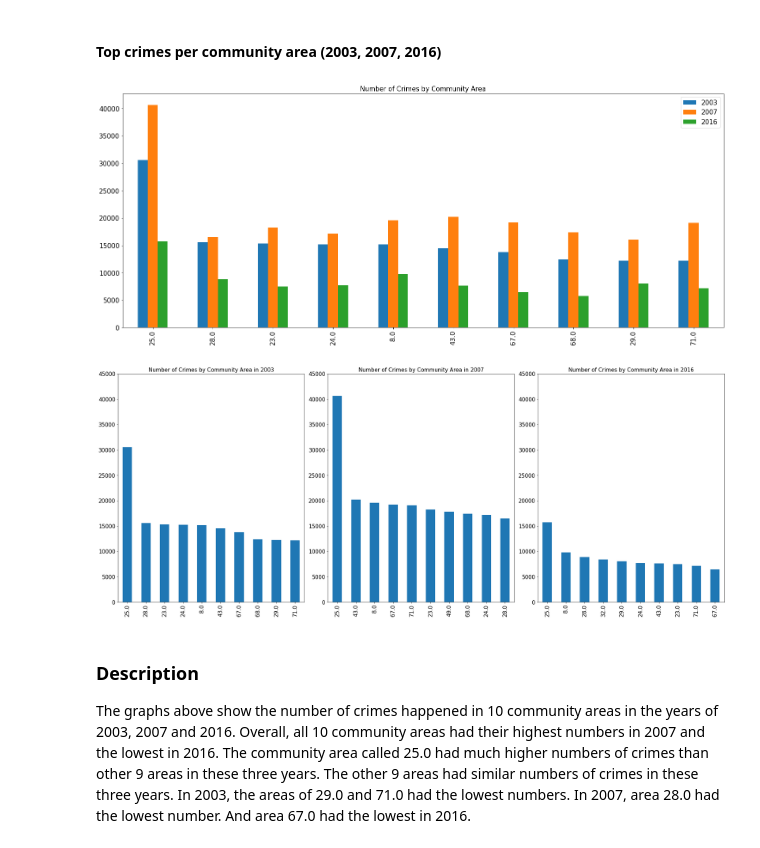
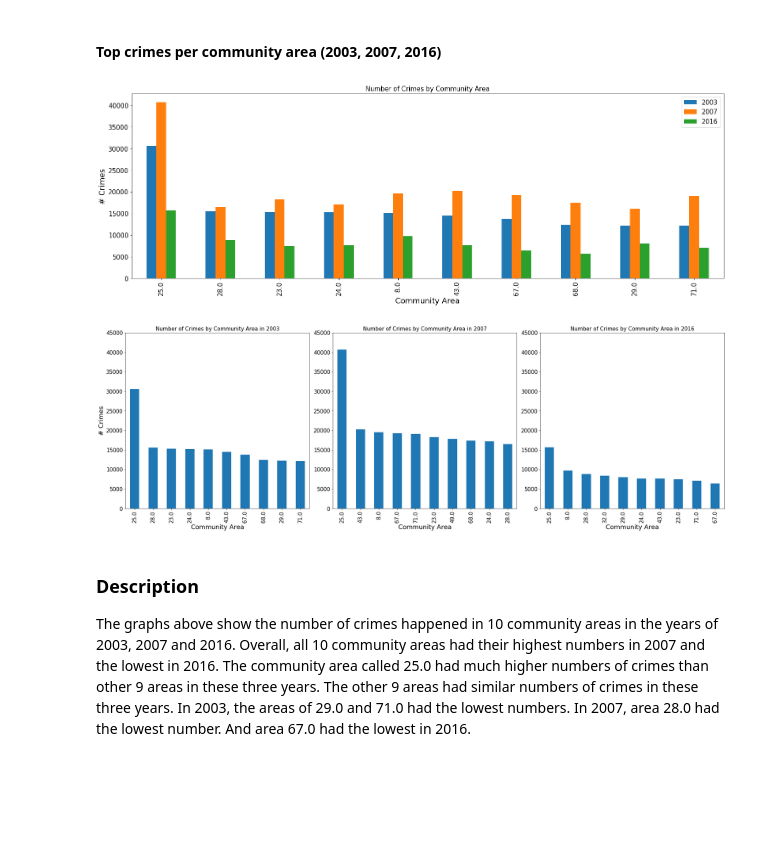
Before and after one commit to nschenone/Crime_Analysis_in_Chicago, a Jupyter notebook: COGS_108_Final_Project.ipynb, the cells around one changed output. Saved outputs shown, nothing was run; the diff lists cells and outputs as text; code cells hidden in the pictures; blank space fills up the shorter version.

```diff
--- a/COGS_108_Final_Project.ipynb
+++ b/COGS_108_Final_Project.ipynb
@@ -380,25 +380,36 @@ These graphs describe the numbers of the top 10 crimes happened in the years of
 # %%
 category = 'Community Area'
 
 df_areas = pd.DataFrame()
 df_areas['2003'] = df_2003[category].value_counts()
 df_areas['2007'] = df_2007[category].value_counts()
 df_areas['2016'] = df_2016[category].value_counts()
 
 plt.rcParams.update({'font.size': 22})
-df_areas.head(10).plot(kind='bar', rot=90, title="Number of Crimes by Community Area");
+ax = df_areas.head(10).plot(kind='bar', rot=90, title="Number of Crimes by Community Area");
+ax.set_xlabel("Community Area")
+ax.set_ylabel("# Crimes")
 
 fig, axs = plt.subplots(1,3)
 plt.tight_layout()
 
 plt.rcParams.update({'font.size': 18}) # Increase font size
 
-df_areas['2003'].sort_values(ascending=False).head(10).plot(kind='bar', rot=90, ax=axs[0], title="Number of Crimes by Community Area in 2003").set_ylim(0, 45000);
-df_areas['2007'].sort_values(ascending=False).head(10).plot(kind='bar', rot=90, ax=axs[1], title="Number of Crimes by Community Area in 2007").set_ylim(0, 45000);
-df_areas['2016'].sort_values(ascending=False).head(10).plot(kind='bar', rot=90, ax=axs[2], title="Number of Crimes by Community Area in 2016").set_ylim(0, 45000);
+ax_2003 = df_areas['2003'].sort_values(ascending=False).head(10).plot(kind='bar', rot=90, ax=axs[0], title="Number of Crimes by Community Area in 2003");
+ax_2003.set_ylim(0, 45000);
+ax_2003.set_xlabel("Community Area");
+ax_2003.set_ylabel("# Crimes");
+
+ax_2007 = df_areas['2007'].sort_values(ascending=False).head(10).plot(kind='bar', rot=90, ax=axs[1], title="Number of Crimes by Community Area in 2007");
+ax_2007.set_ylim(0, 45000);
+ax_2007.set_xlabel("Community Area");
+
+ax_2016 = df_areas['2016'].sort_values(ascending=False).head(10).plot(kind='bar', rot=90, ax=axs[2], title="Number of Crimes by Community Area in 2016");
+ax_2016.set_ylim(0, 45000);
+ax_2016.set_xlabel("Community Area");
 # %% [output]
-[figure, old version]
+[figure, new version]
-[figure, old version]
+[figure, new version]
 # %% [markdown]
 ### Description
 The graphs above show the number of crimes happened in 10 community areas in the years of 2003, 2007 and 2016. Overall, all 10 community areas had their highest numbers in 2007 and the lowest in 2016.
```
Also changed, not shown: parts of 1 cell of this notebook.
